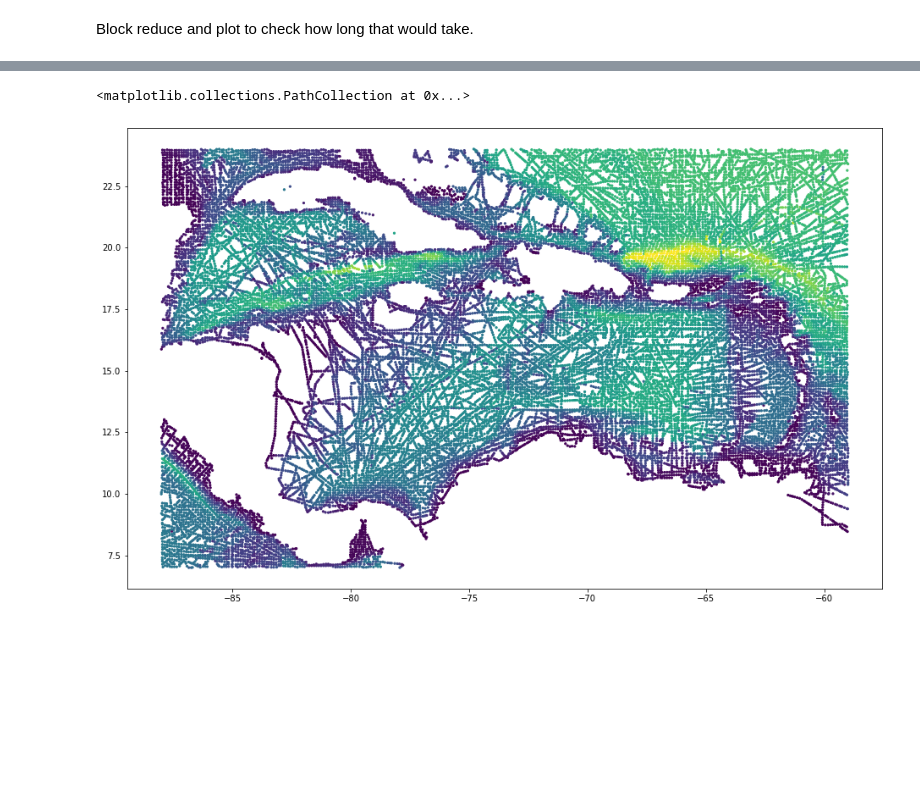
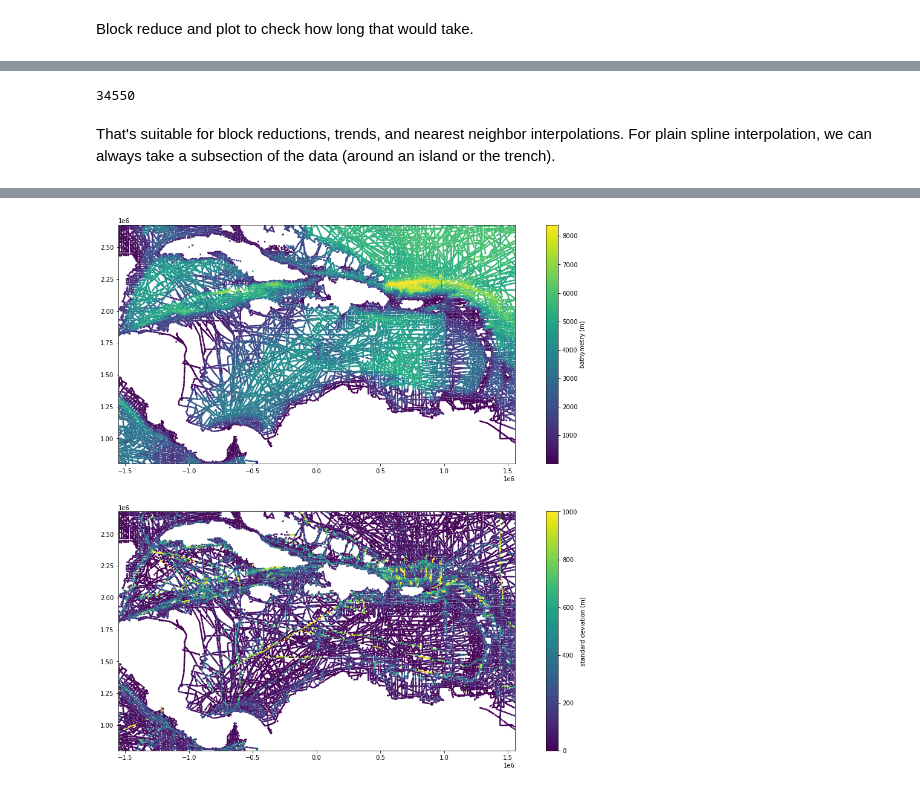
Before and after one commit to fatiando/data, a Jupyter notebook: bathymetry-caribbean/prepare.ipynb, the cells around one changed output, grey strips where cells are left out. Drawn from its saved outputs; the diff is of its cells as text; code cells hidden in the pictures; blank space fills up the shorter version.

```diff
--- a/bathymetry-caribbean/prepare.ipynb
+++ b/bathymetry-caribbean/prepare.ipynb
@@ -70,6 +70,5 @@ Add projected coordinates to the dataset to make it easier to use without having
 # %%
 proj_string = f"+proj=cea +ellips=WGS84 +lat_ts={np.mean(region_latlon[2:]):.1f} +lon_0={np.mean(region_latlon[:2]):.1f}"
 projection = pyproj.Proj(proj_string)
-data["easting_m"], data["northing_m"] = projection(data.longitude.values, data.latitude.values)
-region = vd.get_region((data.easting_m, data.northing_m))
-data
+coordinates = projection(data.longitude.values, data.latitude.values)
+region = vd.get_region(coordinates)
@@ -123,7 +144,7 @@ Experiment with some processing functions to see if the results are interesting
 Block reduce and plot to check how long that would take.
 # %%
 %%time
-coords, bathy = vd.BlockReduce(np.median, spacing=0.1).filter((data.LON, data.LAT), data.CORR_DEPTH)
-std = vd.BlockReduce(np.std, spacing=0.1).filter((data.LON, data.LAT), data.CORR_DEPTH)[1]
-bathy.size
+spacing = 10e3
+coordinates_mean, bathymetry_mean = vd.BlockReduce(np.median, spacing=spacing).filter(coordinates, data.depth_m)
+_, bathymetry_std = vd.BlockReduce(np.std, spacing=spacing).filter(coordinates, data.depth_m)
 # %% [output]
@@ -133,5 +153,21 @@ Wall time: 3.3 s
+# %%
+bathymetry_mean.size
+# %% [output]
+34550
+# %% [markdown]
+That's suitable for block reductions, trends, and nearest neighbor interpolations. For plain spline interpolation, we can always take a subsection of the data (around an island or the trench).
 # %%
-%%time
-plt.figure(figsize=(16, 10))
-plt.scatter(*coords, c=bathy, s=5)
+plt.figure(figsize=(16, 16))
+plt.subplot(2, 1, 1)
+plt.scatter(*coordinates_mean, c=bathymetry_mean, s=3)
+plt.colorbar(label="bathymetry (m)", pad=0)
+plt.axis("scaled")
+plt.xlim(*region[:2])
+plt.ylim(*region[2:])
+plt.subplot(2, 1, 2)
+plt.scatter(*coordinates_mean, c=bathymetry_std, s=3, vmax=1000)
+plt.colorbar(label="standard deviation (m)", pad=0)
+plt.axis("scaled")
+plt.xlim(*region[:2])
+plt.ylim(*region[2:])
 # %% [output]
@@ -140,2 +175 @@ Wall time: 29.1 ms
-<matplotlib.collections.PathCollection at 0x...>
-[figure, old version]
+[figure, new version]
```
Also changed, not shown: parts of 15 cells of this notebook, 1 other file.
